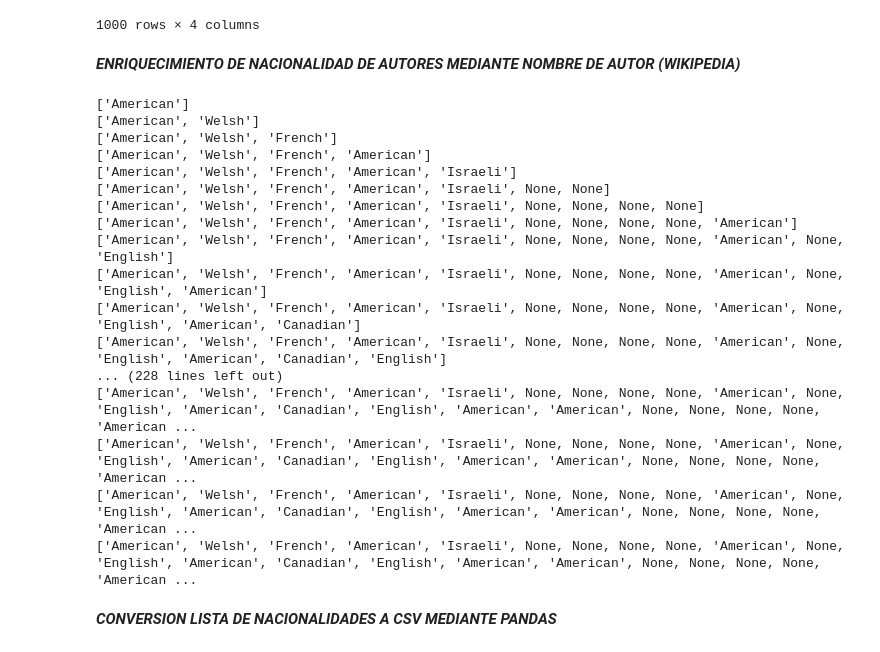
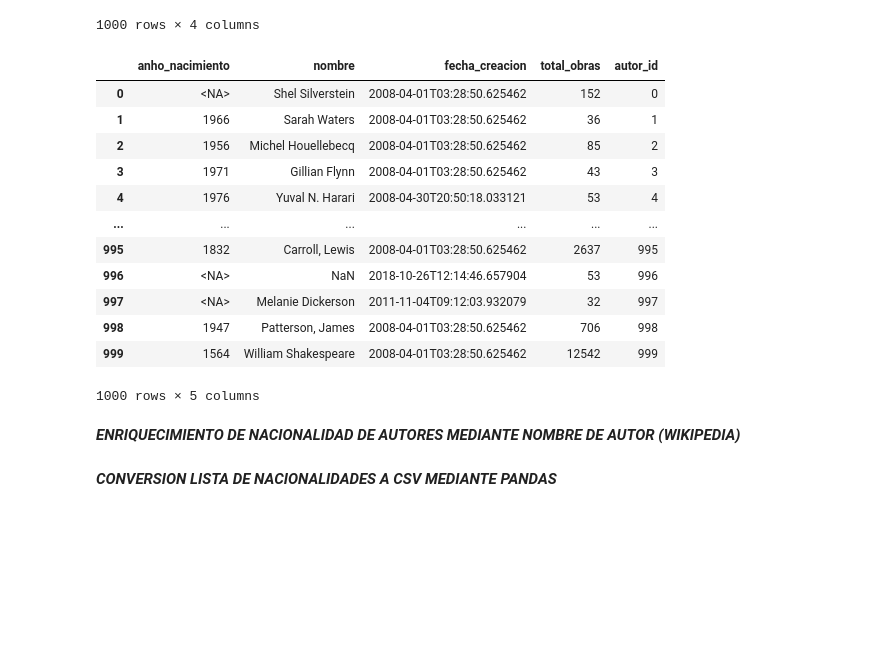
Before and after one commit to HugoFrancoo/TheHuddle-ConsultaMortal, a Jupyter notebook: pipeline/pipeline.ipynb, the cells around one changed output. Saved outputs shown, nothing was run; the diff lists cells and outputs as text; code cells hidden in the pictures; blank space fills up the shorter version.

```diff
--- a/pipeline/pipeline.ipynb
+++ b/pipeline/pipeline.ipynb
@@ -218,59 +282,77 @@ df
 | 998 | 1947.0 | Patterson, James | 2008-04-01T03:28:50.625462 | 706.0 |
 | 999 | 1564.0 | William Shakespeare | 2008-04-01T03:28:50.625462 | 12542.0 |
 1000 rows × 4 columns
+# %%
+df = pd.read_csv("../data/autor_datos.csv")
+# errors="coerce" convierte valores inválidos o nulos en NaN en vez de lanzar un error
+df["anho_nacimiento"] = pd.to_numeric(df["anho_nacimiento"], errors="coerce").astype("Int64")
+# astype("Int64") convierte a entero respetando los NaN, int normal no acepta NaN
+df["total_obras"] = pd.to_numeric(df["total_obras"], errors="coerce").astype("Int64")
+
+df["autor_id"] = range(len(df))
+df.to_csv("../data/autor_datos.csv", index=False)
+df
+# %% [output]
+|  | anho_nacimiento | nombre | fecha_creacion | total_obras | autor_id |
+| 0 | <NA> | Shel Silverstein | 2008-04-01T03:28:50.625462 | 152 | 0 |
+| 1 | 1966 | Sarah Waters | 2008-04-01T03:28:50.625462 | 36 | 1 |
+| 2 | 1956 | Michel Houellebecq | 2008-04-01T03:28:50.625462 | 85 | 2 |
+| 3 | 1971 | Gillian Flynn | 2008-04-01T03:28:50.625462 | 43 | 3 |
+| 4 | 1976 | Yuval N. Harari | 2008-04-30T20:50:18.033121 | 53 | 4 |
+| ... | ... | ... | ... | ... | ... |
+| 995 | 1832 | Carroll, Lewis | 2008-04-01T03:28:50.625462 | 2637 | 995 |
+| 996 | <NA> | NaN | 2018-10-26T12:14:46.657904 | 53 | 996 |
+| 997 | <NA> | Melanie Dickerson | 2011-11-04T09:12:03.932079 | 32 | 997 |
+| 998 | 1947 | Patterson, James | 2008-04-01T03:28:50.625462 | 706 | 998 |
+| 999 | 1564 | William Shakespeare | 2008-04-01T03:28:50.625462 | 12542 | 999 |
+1000 rows × 5 columns
 # %% [markdown]
 ***ENRIQUECIMIENTO DE NACIONALIDAD DE AUTORES MEDIANTE NOMBRE DE AUTOR (WIKIPEDIA)***
 # %%
-columna_nombre= ['nombre']
-#leemos el csv para poder realizar acciones sobre los campos del csv
+# Leemos el CSV para poder realizar acciones sobre los campos del CSV
 dato_nombre = pd.read_csv("../data/autor_datos.csv")
+# Convertimos la columna de nombres en una lista iterable
 autor_nombre = dato_nombre['nombre'].tolist()
 
 nacionalidades = []
 for nombre in autor_nombre:
+    # Validación previa. Si el nombre es nulo, guarda None y salta al siguiente
     if pd.isna(nombre):
         nacionalidades.append(None)
         continue
     try:
+        # Headers para identificar el cliente ante la API de Wikipedia
         headers = {
             "User-Agent": "books-scrape-challenge/1.0 (hugo@email.com)"
         }
+        # Limpiar nombre: quitar espacios y puntos al final
         nombre_limpio = nombre.strip().rstrip(".")
+        # Reemplaza espacios por guiones bajos para construir la URL de Wikipedia
         url_wiki = f"https://en.wikipedia.org/api/rest_v1/page/summary/{nombre_limpio.replace(' ', '_')}"
+        # Petición GET al endpoint de Wikipedia
         response_wiki = requests.get(url_wiki, headers=headers, timeout=10)
-
+        # Status code distinto a 200 es un fallo en la conexión
+        if response_wiki.status_code != 200:
+            raise Exception(f"HTTP {response_wiki.status_code}")
+        # Convierte la respuesta en un diccionario de Python
         data_wiki = response_wiki.json()
+        # Extrae la descripción del autor, None si no se encuentra
         description = data_wiki.get("description", None)
 
+        # La descripción suele empezar con la nacionalidad, ej: "American novelist"
         if description and description != "Topics referred to by the same term":
             nacionalidad = description.split()[0]
         else:
             nacionalidad = None
         nacionalidades.append(nacionalidad)
+        # Pausa entre peticiones para no sobrecargar el servidor
         time.sleep(0.3)
         print(nacionalidades)
-    except Exception as e:
+    except (Exception, KeyboardInterrupt) as e:
         print(f"Error: {nombre} - {e}")
+        # Si algo falla en el proceso se guarda None y se pasa al siguiente
         nacionalidades.append(None)
         continue
-# %% [output]
-['American']
-['American', 'Welsh']
-['American', 'Welsh', 'French']
-['American', 'Welsh', 'French', 'American']
-['American', 'Welsh', 'French', 'American', 'Israeli']
-['American', 'Welsh', 'French', 'American', 'Israeli', None, None]
-['American', 'Welsh', 'French', 'American', 'Israeli', None, None, None, None]
-['American', 'Welsh', 'French', 'American', 'Israeli', None, None, None, None, 'American']
-['American', 'Welsh', 'French', 'American', 'Israeli', None, None, None, None, 'American', None, 'English']
-['American', 'Welsh', 'French', 'American', 'Israeli', None, None, None, None, 'American', None, 'English', 'American']
-['American', 'Welsh', 'French', 'American', 'Israeli', None, None, None, None, 'American', None, 'English', 'American', 'Canadian']
-['American', 'Welsh', 'French', 'American', 'Israeli', None, None, None, None, 'American', None, 'English', 'American', 'Canadian', 'English']
-... (228 lines left out)
-['American', 'Welsh', 'French', 'American', 'Israeli', None, None, None, None, 'American', None, 'English', 'American', 'Canadian', 'English', 'American', 'American', None, None, None, None, 'American ...
-['American', 'Welsh', 'French', 'American', 'Israeli', None, None, None, None, 'American', None, 'English', 'American', 'Canadian', 'English', 'American', 'American', None, None, None, None, 'American ...
-['American', 'Welsh', 'French', 'American', 'Israeli', None, None, None, None, 'American', None, 'English', 'American', 'Canadian', 'English', 'American', 'American', None, None, None, None, 'American ...
-['American', 'Welsh', 'French', 'American', 'Israeli', None, None, None, None, 'American', None, 'English', 'American', 'Canadian', 'English', 'American', 'American', None, None, None, None, 'American ...
 # %% [markdown]
 ***CONVERSION LISTA DE NACIONALIDADES A CSV MEDIANTE PANDAS***
 # %%
```
Also changed, not shown: parts of 27 cells of this notebook, 7 other files.
